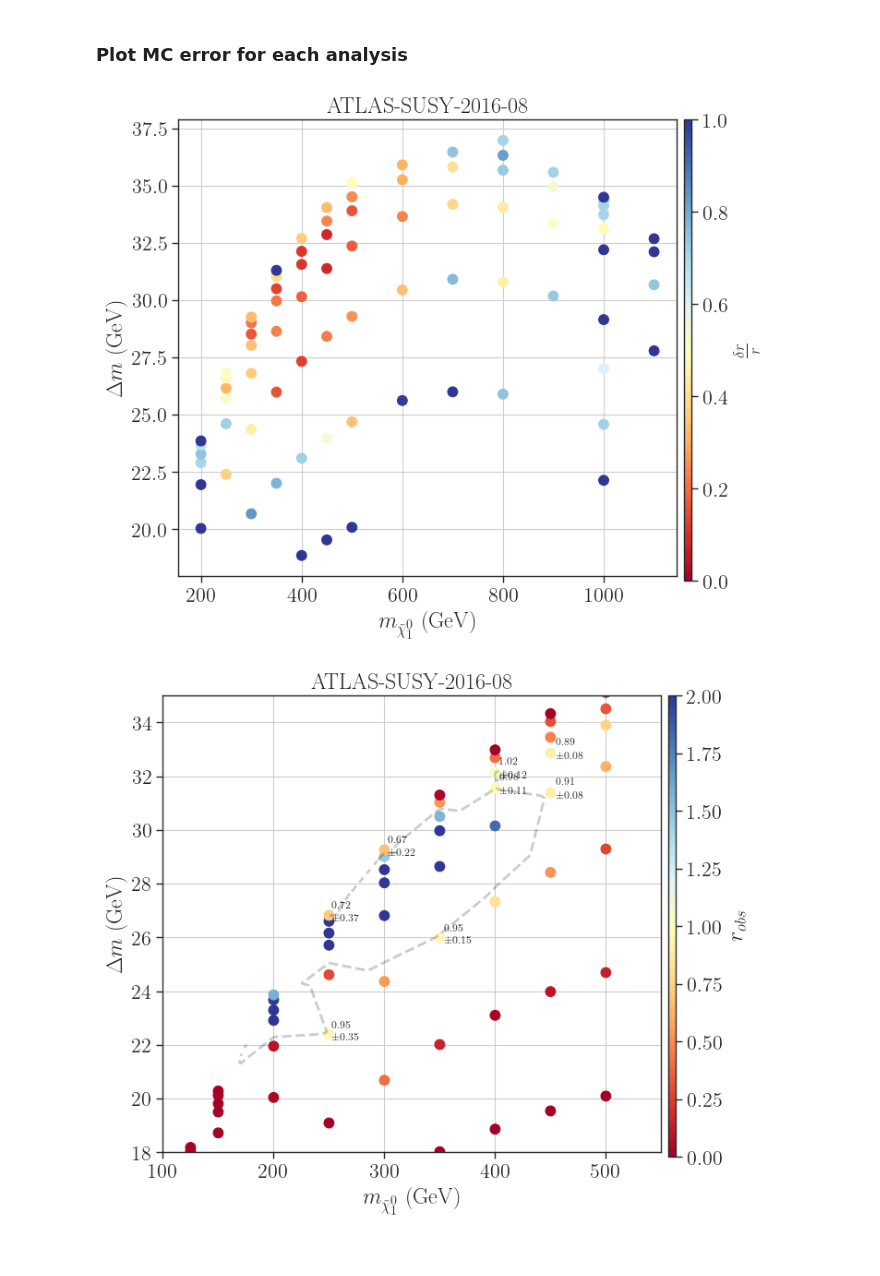
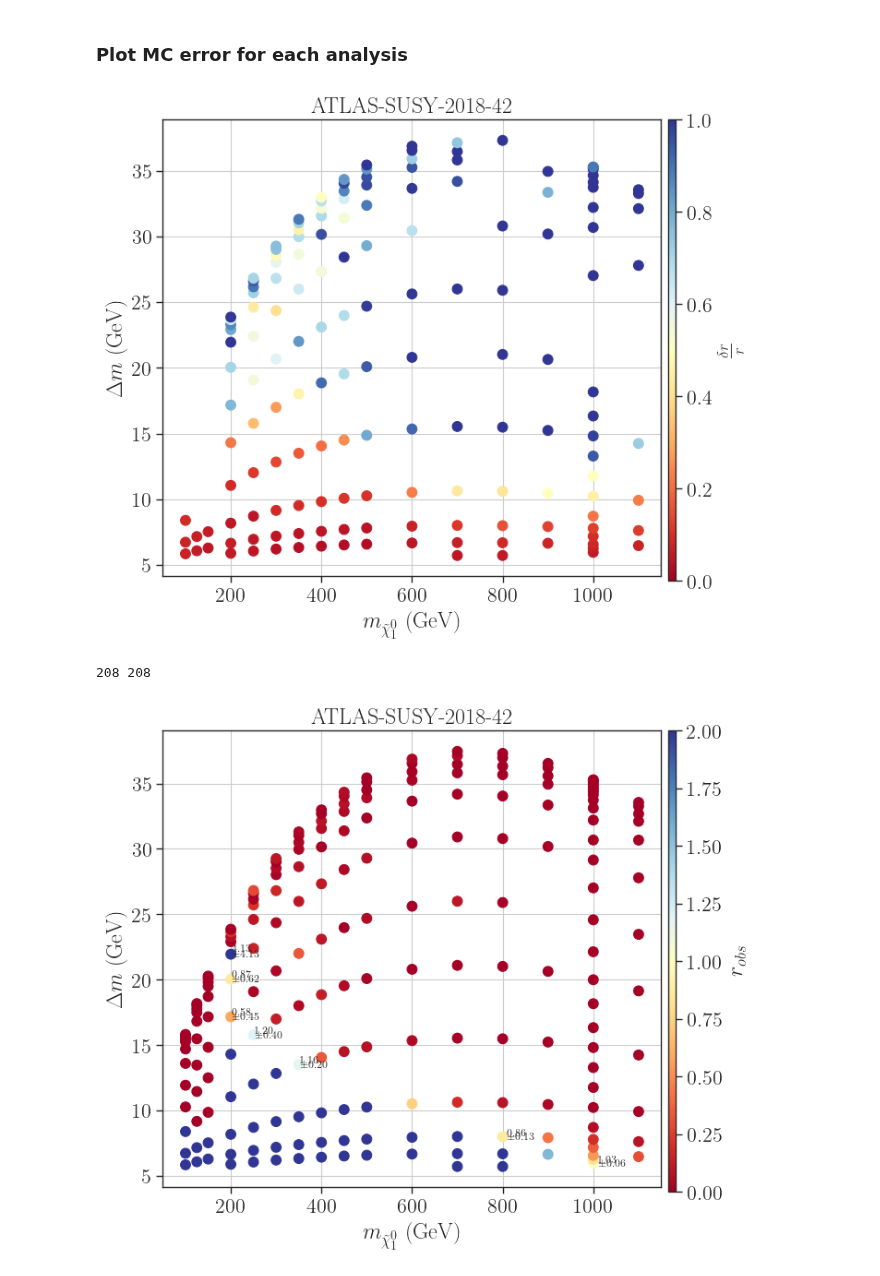
Before and after one commit to andlessa/LLP-CDFO, a Jupyter notebook: plotting/checkMCstats_ATLAS.ipynb, the cells around one changed output. Saved outputs shown, nothing was run; the diff lists cells and outputs as text; code cells hidden in the pictures.

Commit message:
Another round of atlas pts

```diff
--- a/plotting/checkMCstats_ATLAS.ipynb
+++ b/plotting/checkMCstats_ATLAS.ipynb
@@ -30,8 +30,8 @@ cm = plt.colormaps['RdYlBu']
 # %%
 files = {
         # 'ATLAS-SUSY-2018-13' :'../results_dataFrames/pp2BB1j_2018_13_New.pcl',
-         'ATLAS-SUSY-2016-08' :'../results_dataFrames/pp2BB1j_2016_08_latest.pcl',
-        #  'ATLAS-SUSY-2018-42' :'../results_dataFrames/pp2BB1j_2018_42_latest.pcl'
+        #  'ATLAS-SUSY-2016-08' :'../results_dataFrames/pp2BB1j_2016_08_latest.pcl',
+         'ATLAS-SUSY-2018-42' :'../results_dataFrames/pp2BB1j_2018_42_latest.pcl'
          }
 
 recastDataDict = {label : pd.read_pickle(f) for label,f in files.items()}
@@ -151,7 +151,7 @@ fig.colorbar(p,label=r'$\frac{\delta r}{r}$',cax=cbar_ax)
 # plt.tight_layout()
 plt.show()
 # %% [output]
-[figure, old version]
+[figure, new version]
 # %%
 fig,axarr = plt.subplots(nrows=1,ncols=len(recastDataDict),figsize=(8*len(recastDataDict),5))
 if not isinstance(axarr,np.ndarray):
@@ -161,52 +161,55 @@ low_stats = []
 for iplot,label in enumerate(recastDataDict):
     ax = axarr[iplot]
     recastData = recastDataDict[label]
-    y = recastData[msb]-recastData[mn1]
-    x = recastData[mn1]
-    tau = recastData['tau_ns']
-    mcEvents = recastData['Total MC Events']/1e3
-    rValues = recastData['robs']*recastData['kfactor']
-    rValuesErr = recastData['robsErr']*recastData['kfactor']
+    y = (recastData[msb]-recastData[mn1]).to_list()
+    x = (recastData[mn1]).to_list()
+    tau = (recastData['tau_ns']).to_list()
+    mcEvents = (recastData['Total MC Events']/1e3).to_list()
+    rValues = (recastData['robs']*recastData['kfactor']).to_list()
+    rValuesErr = (recastData['robsErr']*recastData['kfactor']).to_list()
+    print(len(rValuesErr),len(rValues))
     p = ax.scatter(x=x,y=y,vmin=0.0,vmax=2.0,
             c=rValues,cmap=cm,s=60)
 
-    xnew,ynew,znew = interpolateData(x,y,rValues,nx=300,ny=300)
-    cValues = sorted([1.])
+
+    # xnew,ynew,znew = interpolateData(x,y,rValues,nx=300,ny=300)
+    # cValues = sorted([1.])
     # Get contours
-    contours = ax.contour(xnew, ynew, znew, cValues, colors='black',
-                          linestyles=['dashed','solid'],linewidths=2.0,alpha=0.2)
+    # contours = ax.contour(xnew, ynew, znew, cValues, colors='black',
+                        #   linestyles=['dashed','solid'],linewidths=2.0,alpha=0.2)
 
     for i,pt in enumerate(x):
         # plt.text(1.05*x[i],1.05*y[i],r'$%1.1e \pm %1.1e$' %(rValues[i],rValuesErr[i]),fontsize=5)
         if not rValues[i]:
             continue
         if (rValues[i] < 1.0) and (rValues[i]+1.5*rValuesErr[i] < 1.0):
             continue
         if (rValues[i] > 1.0) and (rValues[i]-1.5*rValuesErr[i] > 1.0):
             continue
-        if rValues[i] > 1.5:
-            continue
+        # if rValues[i] > 1.5:
+            # continue
         ax.text(1.01*x[i],1.01*y[i],r'$%1.2f$' %(rValues[i]),fontsize=8)
         ax.text(1.01*x[i],y[i]-0.2,r'$\pm %1.2f$' %(rValuesErr[i]),fontsize=8)
         low_stats.append([x[i],x[i]+y[i],tau[i],mcEvents[i]])
 
     ax.grid()
     # ax.set_yscale('log')
     ax.set_xlabel(r'$m_{\tilde \chi_1^0}$ (GeV)')
     ax.set_ylabel(r'$\Delta m$ (GeV)')
     ax.set_title('%s' %label)
-    ax.set_xlim(100.0,550.)
-    ax.set_ylim(18.0,35.0)
+    # ax.set_xlim(100.0,550.)
+    # ax.set_ylim(18.0,35.0)
 
 
 fig.subplots_adjust(right=0.8,top=1.1)
 cbar_ax = fig.add_axes([0.81, 0.1, 0.01, 1.0])
 # fig.colorbar(r, cax=cbar_ax)
 fig.colorbar(p,label=r'$r_{obs}$',cax=cbar_ax)
 # plt.tight_layout()
 plt.show()
 # %% [output]
+208 208
-[figure, old version]
+[figure, new version]
 # %%
 fig,axarr = plt.subplots(nrows=1,ncols=len(recastDataDict),figsize=(8*len(recastDataDict),5))
 if not isinstance(axarr,np.ndarray):
```
Also changed, not shown: parts of 10 cells of this notebook, 3 other files.
